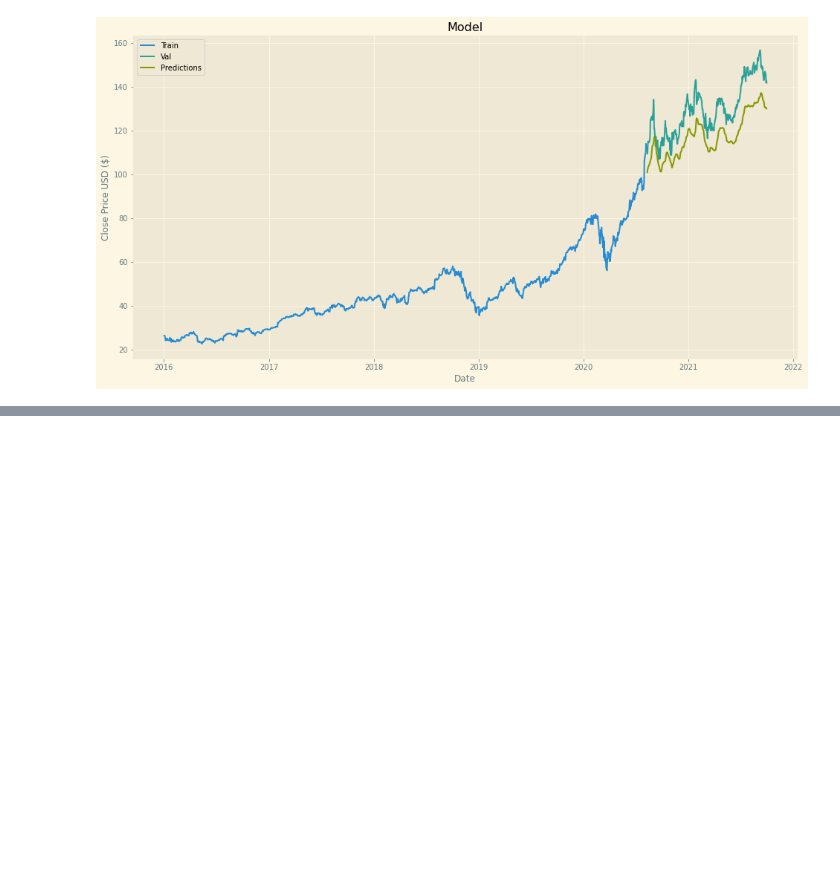
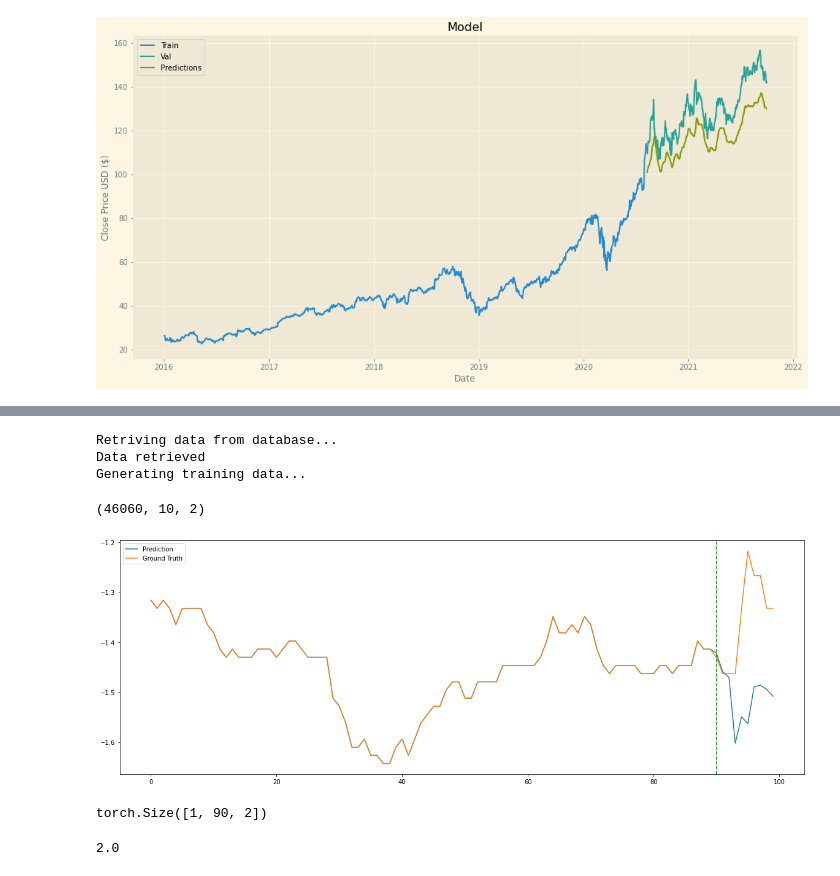
Before and after one commit to Biksbois/BiksStonks, a Jupyter notebook: Forcasting_Models/LSTM.ipynb, the cells around one changed output, grey strips where cells are left out. Cells and saved outputs as stored; diff of their text form; code cells hidden in the pictures; blank space fills up the shorter version.

Commit message:
forcasting model main

```diff
--- a/Forcasting_Models/LSTM.ipynb
+++ b/Forcasting_Models/LSTM.ipynb
@@ -171,0 +237,60 @@ See the caveats in the documentation: https://pandas.pydata.org/pandas-docs/stab
+# %%
+window_size = 100
+Output_size = 10
+print("Retriving data from database...")
+companies = [db_access.SingleCompany([x],window_size,Output_size) for x in data]
+print("Data retrieved")
+print("Generating training data...")
+train_set = db_access.GenerateDataset(companies)
+# %% [output]
+Retriving data from database...
+Data retrieved
+Generating training data...
+# %%
+train_set[1].shape
+# %% [output]
+(46060, 10, 2)
+# %%
+n_class =2
+test, target_test = train_set
+trainer_test = torch.from_numpy(test).float()
+targeter_test = torch.from_numpy(target_test).float()
+dataset_test = torch.utils.data.TensorDataset(trainer_test,targeter_test)
+dtloader_test = torch.utils.data.DataLoader(dataset_test,batch_size=1, shuffle=True, drop_last=True)
+
+device = torch.device("cuda:0" if torch.cuda.is_available() else "cpu")
+hidden = torch.zeros(1, 1, 128).to(device)
+# %%
+for x,y in dtloader_test:
+    x = x.to(device)
+    y = y.to(device)
+    if(n_class != 1):
+        x = x.squeeze(-1)
+        y = y.squeeze(-1)
+    else:
+        x = x.unsqueeze(-1)
+        y = y.unsqueeze(-1)
+    output, _ = model(x, hidden, x)
+    break
+
+output = output.reshape(-1).detach().cpu().tolist()
+x = x[0,:,-1].reshape(-1).detach().cpu().tolist()
+y = y[0,:,-1].reshape(-1).detach().cpu().tolist()
+# %%
+fig, ax = plt.subplots(1, 1, figsize=(20, 7))
+ax.plot(x+output, label='Prediction')
+ax.plot(x+y, label='Ground Truth')
+# plt add v line at 50
+ax.axvline(90, color='green', linestyle='--')
+ax.legend()
+plt.show()
+# %% [output]
+[figure, added]
+# %%
+x.shape
+# %% [output]
+torch.Size([1, 90, 2])
+# %%
+np.mean([1,2,3])
+# %% [output]
+2.0
```
Also changed, not shown: parts of 4 cells of this notebook, 13 other files.
